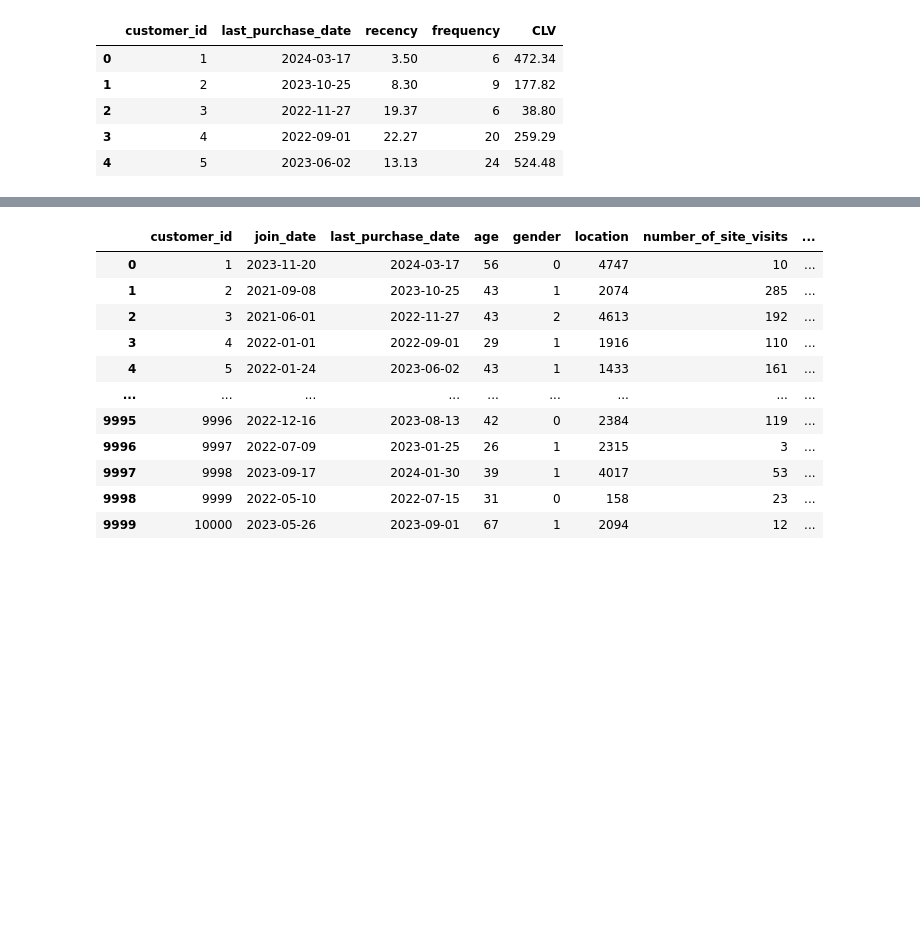
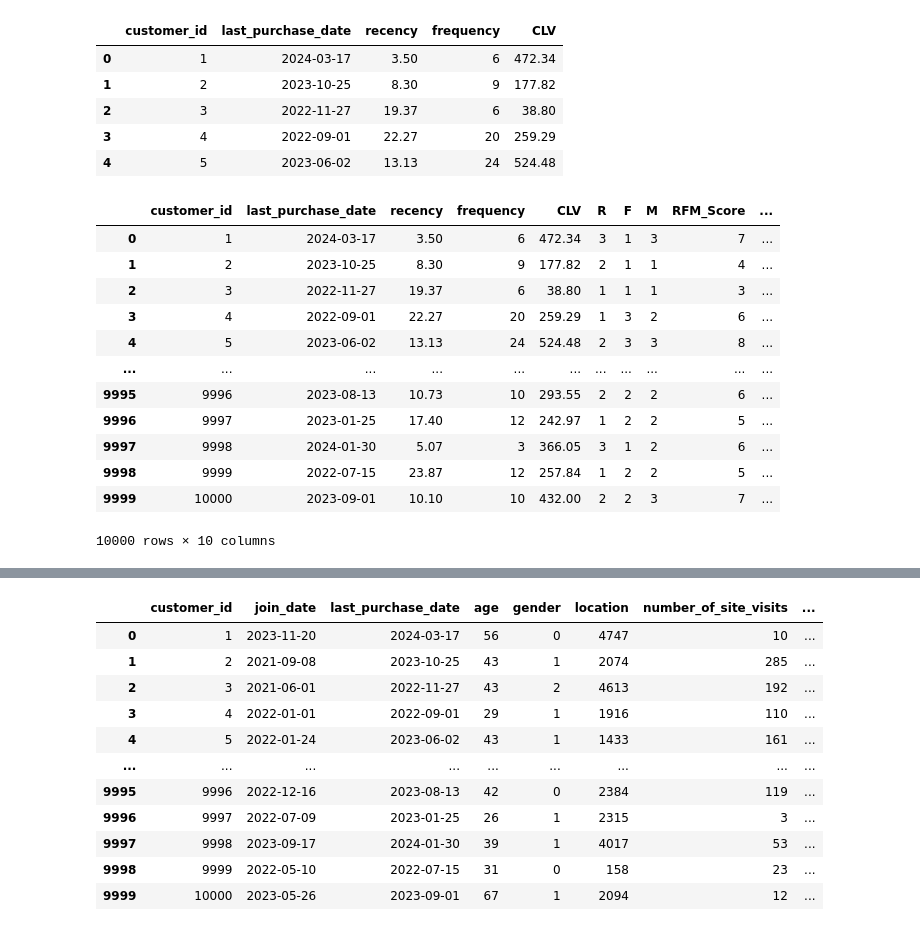
Before and after one commit to qmdismnp/Schulich_DS_MBAN, a Jupyter notebook: v3_assignment2.ipynb, the cells around one changed output, grey strips where cells are left out. Cells and saved outputs as stored; diff of their text form; code cells hidden in the pictures; blank space fills up the shorter version.

```diff
--- a/v3_assignment2.ipynb
+++ b/v3_assignment2.ipynb
@@ -472,5 +472,56 @@ rfm.head()
 | 2 | 3 | 2022-11-27 | 19.37 | 6 | 38.80 |
 | 3 | 4 | 2022-09-01 | 22.27 | 20 | 259.29 |
 | 4 | 5 | 2023-06-02 | 13.13 | 24 | 524.48 |
+# %%
+# Define quantiles
+quantiles = rfm[['recency', 'frequency', 'CLV']].quantile([0.33,0.66]).to_dict()
+
+# Function to calculate R score
+def fm_score(x, p, d):
+    if x <= d[p][0.33]:
+        return 1
+    elif x <= d[p][0.66]:
+        return 2
+    else:
+        return 3
+
+# Function to calculate F and M scores
+def r_score(x, p, d):
+    if x <= d[p][0.33]:
+        return 3
+    elif x <= d[p][0.66]:
+        return 2
+    else:
+        return 1
+
+# Calculate R, F, M scores
+rfm['R'] = rfm['recency'].apply(r_score, args=('recency', quantiles))
+rfm['F'] = rfm['frequency'].apply(fm_score, args=('frequency', quantiles))
+rfm['M'] = rfm['CLV'].apply(fm_score, args=('CLV', quantiles))
+
+# Combine R, F, M scores into a single RFM score
+rfm['RFM_Score'] = rfm['R'] + rfm['F'] + rfm['M']
+
+# Define a threshold for high and low value customers
+threshold = 5
+
+# Assign High and Low classes based on the threshold
+rfm['CLV_level'] = rfm['RFM_Score'].apply(lambda x: 'Low' if x <= threshold else 'High')
+
+rfm
+# %% [output]
+|  | customer_id | last_purchase_date | recency | frequency | CLV | R | F | M | RFM_Score | ... |
+| 0 | 1 | 2024-03-17 | 3.50 | 6 | 472.34 | 3 | 1 | 3 | 7 | ... |
+| 1 | 2 | 2023-10-25 | 8.30 | 9 | 177.82 | 2 | 1 | 1 | 4 | ... |
+| 2 | 3 | 2022-11-27 | 19.37 | 6 | 38.80 | 1 | 1 | 1 | 3 | ... |
+| 3 | 4 | 2022-09-01 | 22.27 | 20 | 259.29 | 1 | 3 | 2 | 6 | ... |
+| 4 | 5 | 2023-06-02 | 13.13 | 24 | 524.48 | 2 | 3 | 3 | 8 | ... |
+| ... | ... | ... | ... | ... | ... | ... | ... | ... | ... | ... |
+| 9995 | 9996 | 2023-08-13 | 10.73 | 10 | 293.55 | 2 | 2 | 2 | 6 | ... |
+| 9996 | 9997 | 2023-01-25 | 17.40 | 12 | 242.97 | 1 | 2 | 2 | 5 | ... |
+| 9997 | 9998 | 2024-01-30 | 5.07 | 3 | 366.05 | 3 | 1 | 2 | 6 | ... |
+| 9998 | 9999 | 2022-07-15 | 23.87 | 12 | 257.84 | 1 | 2 | 2 | 5 | ... |
+| 9999 | 10000 | 2023-09-01 | 10.10 | 10 | 432.00 | 2 | 2 | 3 | 7 | ... |
+10000 rows × 10 columns
 # %%
 # Define quantile thresholds for Recency, Frequency, and Monetary
```
Also changed, not shown: parts of 10 cells of this notebook.
